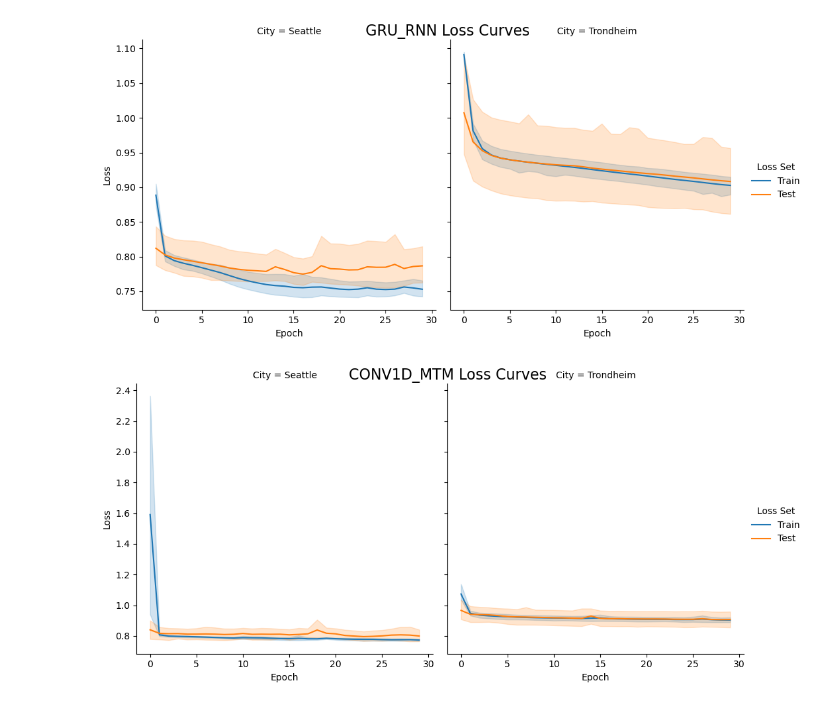
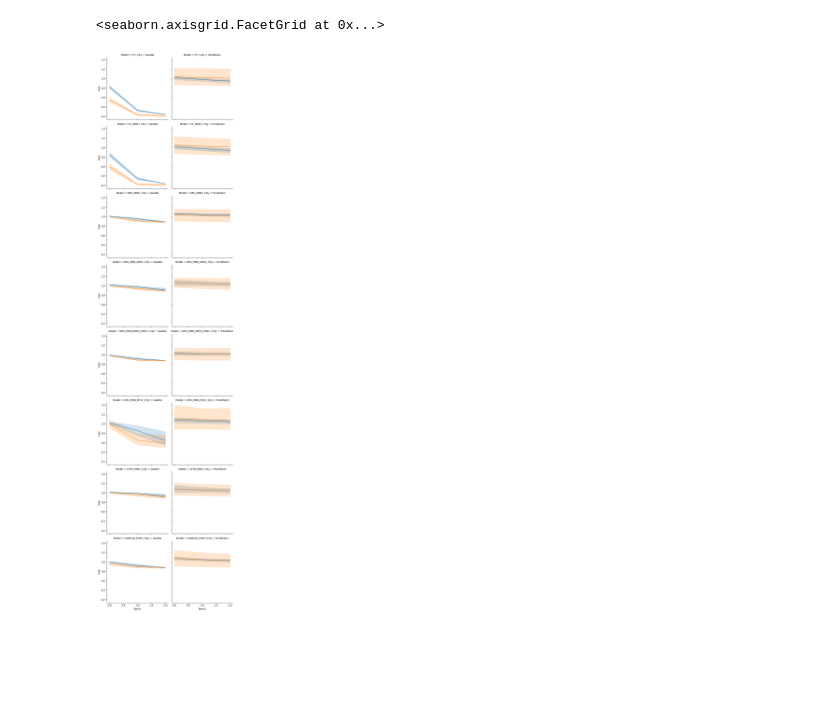
Before and after one commit to zackAemmer/generalizable_travel_times, a Jupyter notebook: src/explore_results.ipynb, the cells around one changed output. Drawn from its saved outputs; the diff is of its cells as text; code cells hidden in the pictures; blank space fills up the shorter version.

Commit message:
Model generalization across networks

```diff
--- a/src/explore_results.ipynb
+++ b/src/explore_results.ipynb
@@ -84,16 +86,7 @@ plt.savefig("../plots/model_performances_atb.png", dpi=1800, bbox_inches='tight'
-# %%
-model_name = "GRU_RNN"
-plot_data = model_curves_df[model_curves_df['Model']==model_name]
-g = sns.relplot(data=plot_data, x="Epoch", y="Loss", hue="Loss Set", col="City", kind="line")
-g.fig.suptitle(f"{model_name} Loss Curves", fontsize=16)
-plt.savefig(f"../plots/model_curves_{model_name}.png", dpi=1800, bbox_inches='tight')
-# %% [output]
-[figure, removed]
-# %%
-model_name = "CONV1D_MTM"
-plot_data = model_curves_df[model_curves_df['Model']==model_name]
-g = sns.relplot(data=plot_data, x="Epoch", y="Loss", hue="Loss Set", col="City", kind="line")
-g.fig.suptitle(f"{model_name} Loss Curves", fontsize=16)
-plt.savefig(f"../plots/model_curves_{model_name}.png", dpi=1800, bbox_inches='tight')
-# %% [output]
-[figure, removed]
+# %%
+g = sns.FacetGrid(data=model_curves_df, col="City", row="Model", hue="Loss Set", height=4)
+g.map(sns.lineplot, "Epoch", "Loss")
+# plt.savefig(f"../plots/model_curves.png", dpi=1800, bbox_inches='tight')
+# %% [output]
+<seaborn.axisgrid.FacetGrid at 0x...>
+[figure, added]
```
Also changed, not shown: parts of 3 cells of this notebook, 6 other files.
